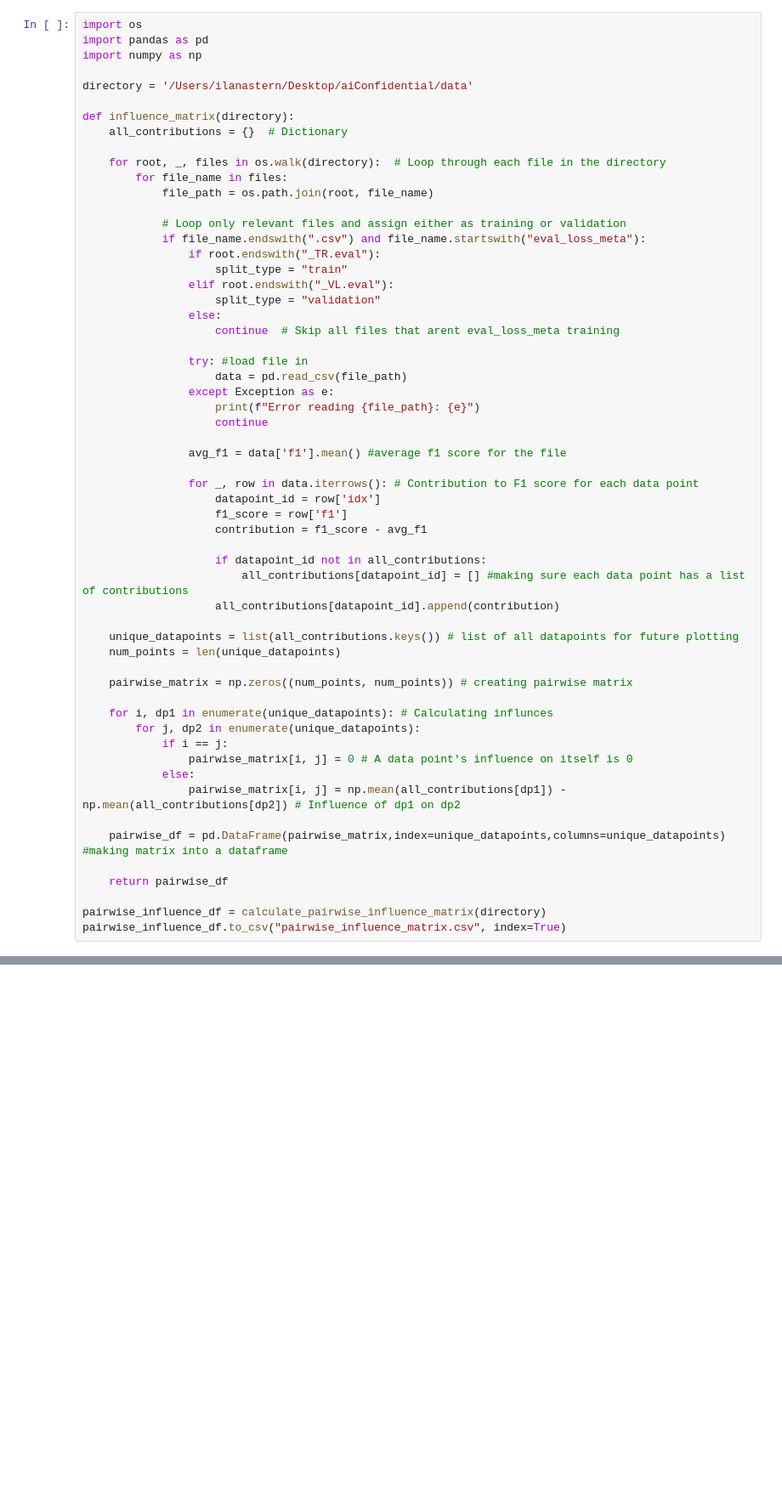
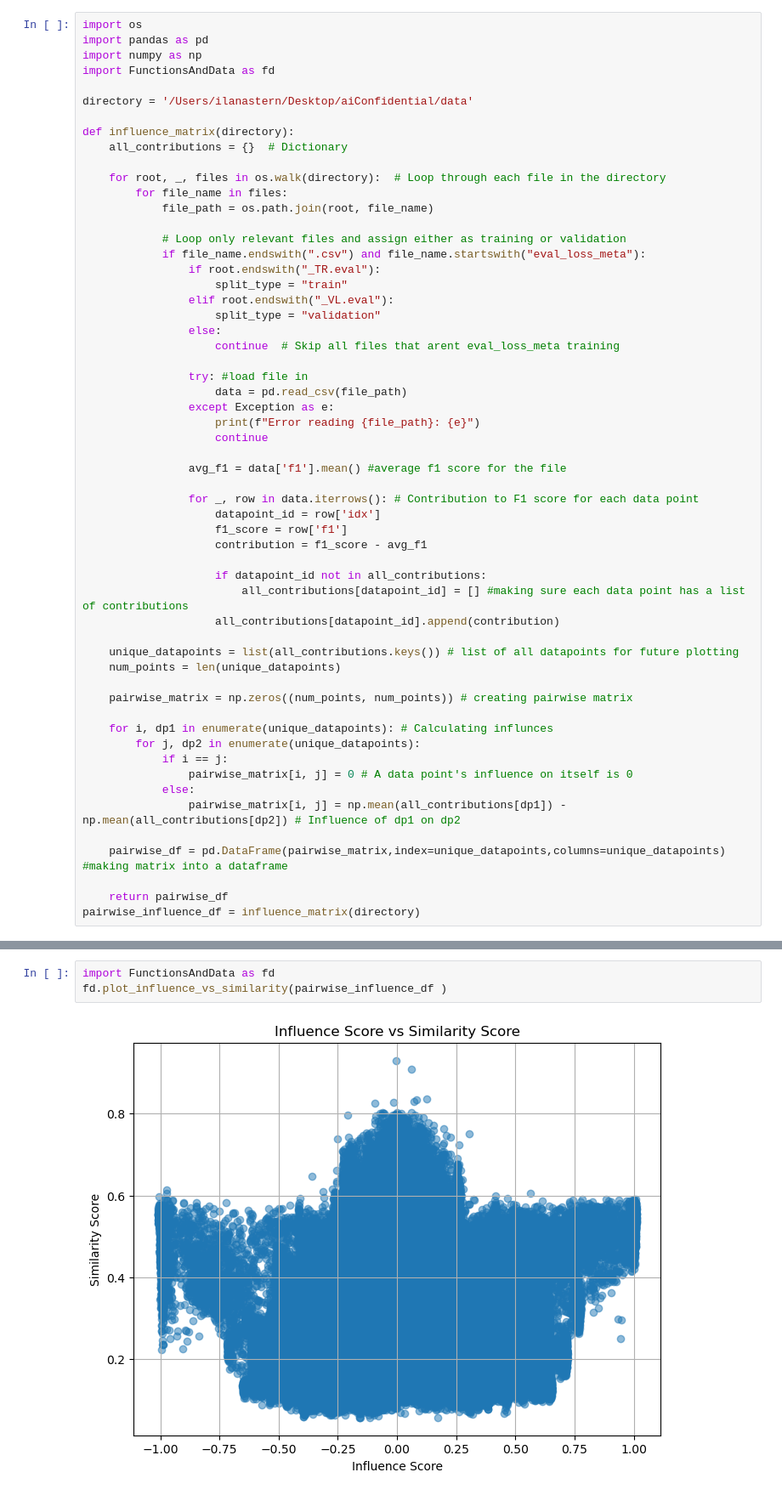
Before and after one commit to qiuresearch/aiConfidential, a Jupyter notebook: InflunceScore.ipynb, the cells around one changed output, grey strips where cells are left out. Shown: that part at 85% size. Saved outputs shown, nothing was run; the diff lists cells and outputs as text; blank space fills up the shorter version.

Commit message:
Updating Influence Score calculations

```diff
--- a/InflunceScore.ipynb
+++ b/InflunceScore.ipynb
@@ -2,6 +2,7 @@
 import os
 import pandas as pd
 import numpy as np
+import FunctionsAndData as fd
 
 directory = '/Users/ilanastern/Desktop/aiConfidential/data'
 
@@ -53,6 +54,4 @@ def influence_matrix(directory):
     pairwise_df = pd.DataFrame(pairwise_matrix,index=unique_datapoints,columns=unique_datapoints) #making matrix into a dataframe
 
     return pairwise_df
-
-pairwise_influence_df = calculate_pairwise_influence_matrix(directory)
-pairwise_influence_df.to_csv("pairwise_influence_matrix.csv", index=True)
+pairwise_influence_df = influence_matrix(directory)
@@ -141,0 +133,5 @@ Collected Influence Scores: [0.0, -0.00650101949535957, 0.12524094988588383, -0.
+# %%
+import FunctionsAndData as fd
+fd.plot_influence_vs_similarity(pairwise_influence_df )
+# %% [output]
+[figure, added]
```
Also changed, not shown: parts of 6 cells of this notebook, 1 other file.
